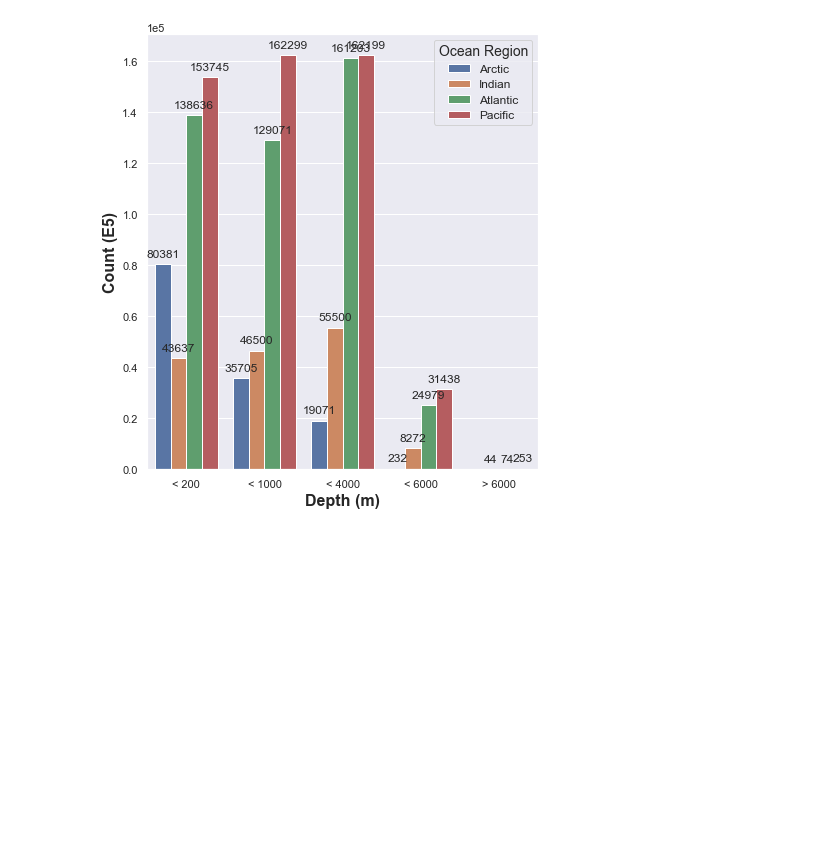
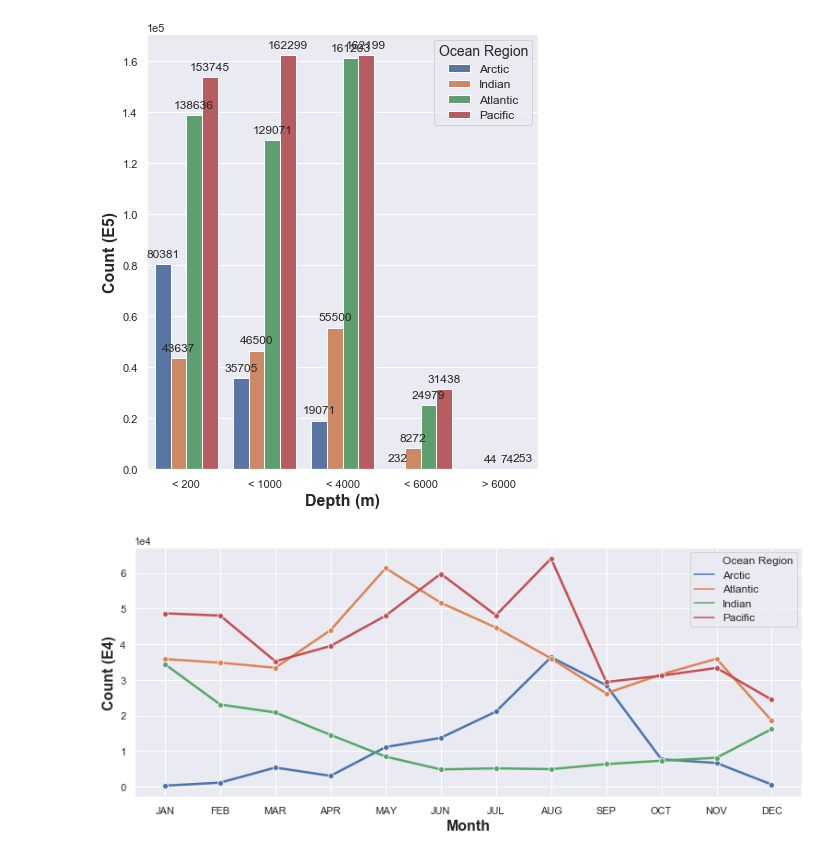
Before and after one commit to ossana1/DATA606_FinalProject, a Jupyter notebook: Notebooks/Phase I_Exploration and Cleaning Part I.ipynb, the cells around one changed output. Cells and saved outputs as stored; diff of their text form; code cells hidden in the pictures; blank space fills up the shorter version.

```diff
--- a/Notebooks/Phase I_Exploration and Cleaning Part I.ipynb
+++ b/Notebooks/Phase I_Exploration and Cleaning Part I.ipynb
@@ -441,3 +441,26 @@ plt.show()
 [figure]
 # %%
 i=df.groupby(['Ocean Region','month']).size().reset_index(name='counts')
+# %%
+
+#fig size
+plt.figure(figsize=(13, 5))
+ax=sns.lineplot(i['month'],i['counts'],hue="Ocean Region", data = i, marker="o", linewidth=2.5);
+sns.set(style='darkgrid',)
+plt.xlabel('Month',fontsize=16,fontweight='bold')
+plt.ylabel('Count (E4)',fontsize=16,fontweight='bold')
+plt.setp(ax.get_legend().get_texts(), fontsize='12') # for legend text
+plt.setp(ax.get_legend().get_title(), fontsize='14') # for legend title
+
+#bar annotations
+#for p in ax.patches:
+#    ax.annotate(format(p.get_height(), '.0f'),(p.get_x() + p.get_width() / 2., p.get_height()), ha = 'center', va = 'center', xytext = (0, 10), textcoords = 'offset points')
+plt.ticklabel_format(axis="y", style="sci", scilimits=(0,0))
+plt.xticks(np.arange(1,13, 1.0));labels = [item.get_text() for item in ax.get_xticklabels()]
+labels= ['JAN','FEB','MAR','APR','MAY','JUN','JUL','AUG','SEP','OCT','NOV','DEC']
+
+ax.set_xticklabels(labels)
+
+plt.show()
+# %% [output]
+[figure, added]
```
Also changed, not shown: parts of 19 cells of this notebook.
